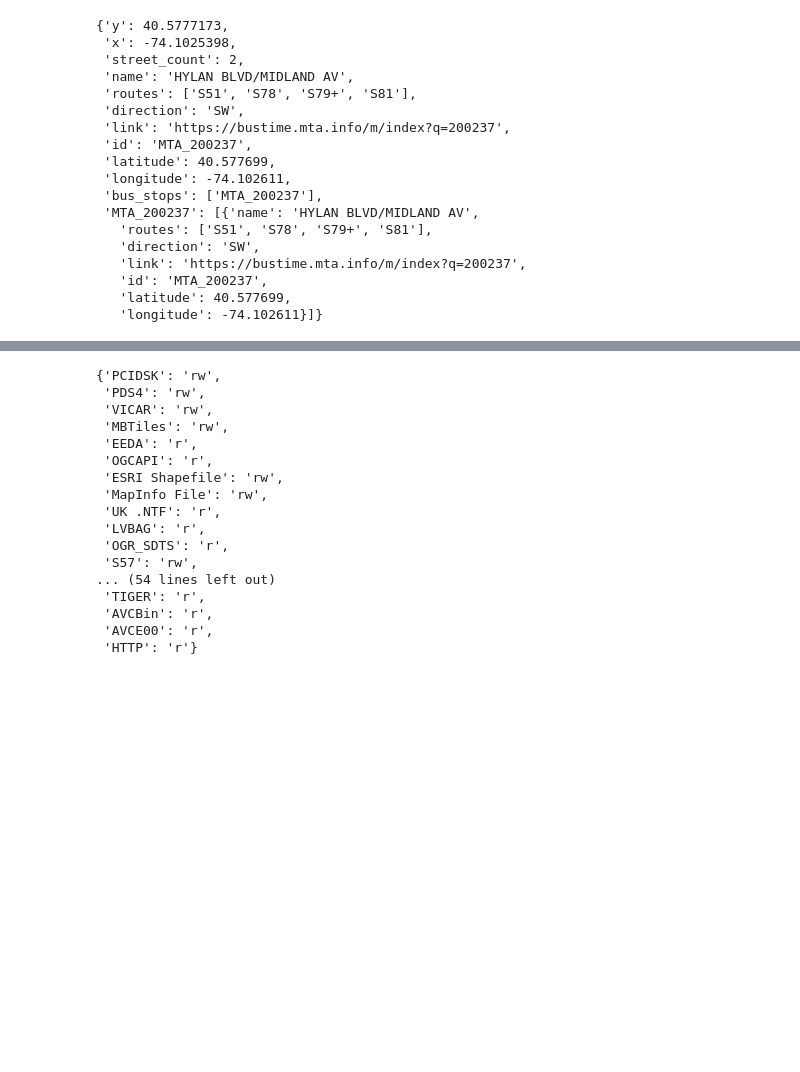
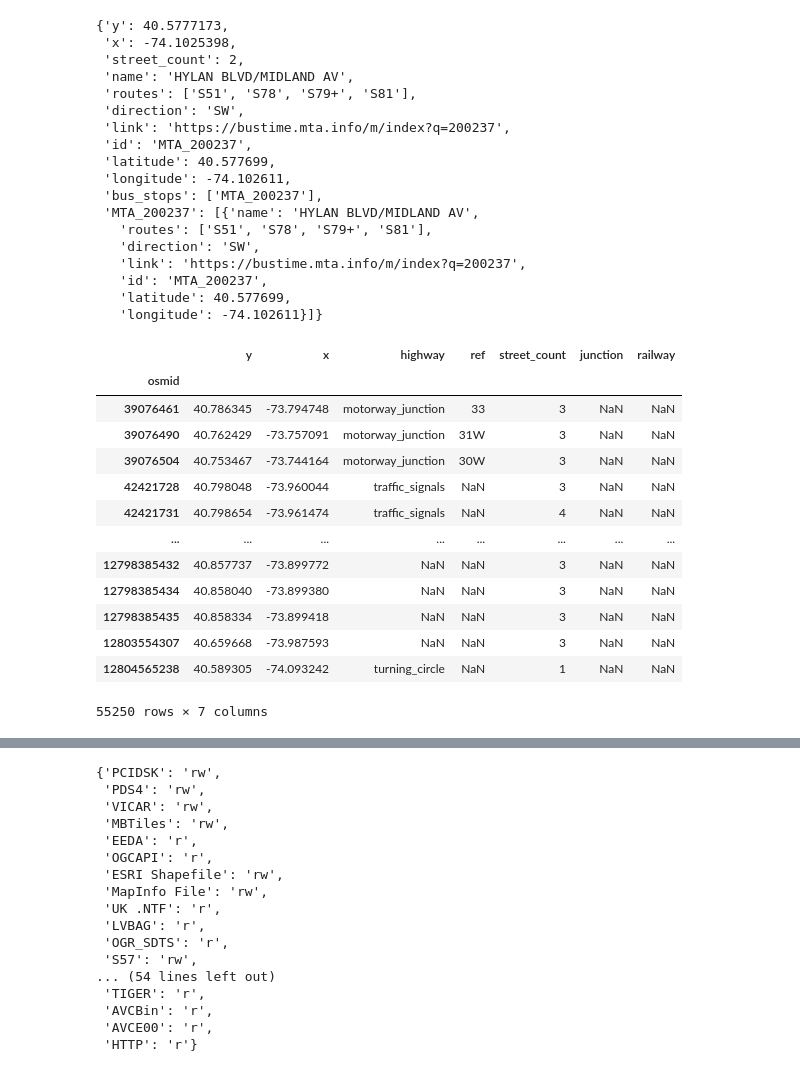
Before and after one commit to c-rothschild/PublicTransitOptimizer, a Jupyter notebook: map2graph/openkml.ipynb, the cells around one changed output, grey strips where cells are left out. Drawn from its saved outputs; the diff is of its cells as text; code cells hidden in the pictures; blank space fills up the shorter version.

```diff
--- a/map2graph/openkml.ipynb
+++ b/map2graph/openkml.ipynb
@@ -289,4 +289,20 @@ G = ox.graph.graph_from_place(place, network_type="drive")
 Gp = ox.projection.project_graph(G)
 # %%
 NY_gdf_nodes, NY_gdf_edges = ox.convert.graph_to_gdfs(G)
+NY_gdf_nodes.drop('geometry', axis=1)
+# %% [output]
+|  | y | x | highway | ref | street_count | junction | railway |
+| osmid |  |  |  |  |  |  |  |
+| 39076461 | 40.786345 | -73.794748 | motorway_junction | 33 | 3 | NaN | NaN |
+| 39076490 | 40.762429 | -73.757091 | motorway_junction | 31W | 3 | NaN | NaN |
+| 39076504 | 40.753467 | -73.744164 | motorway_junction | 30W | 3 | NaN | NaN |
+| 42421728 | 40.798048 | -73.960044 | traffic_signals | NaN | 3 | NaN | NaN |
+| 42421731 | 40.798654 | -73.961474 | traffic_signals | NaN | 4 | NaN | NaN |
+| ... | ... | ... | ... | ... | ... | ... | ... |
+| 12798385432 | 40.857737 | -73.899772 | NaN | NaN | 3 | NaN | NaN |
+| 12798385434 | 40.858040 | -73.899380 | NaN | NaN | 3 | NaN | NaN |
+| 12798385435 | 40.858334 | -73.899418 | NaN | NaN | 3 | NaN | NaN |
+| 12803554307 | 40.659668 | -73.987593 | NaN | NaN | 3 | NaN | NaN |
+| 12804565238 | 40.589305 | -74.093242 | turning_circle | NaN | 1 | NaN | NaN |
+55250 rows × 7 columns
 # %%
```
Also changed, not shown: parts of 17 cells of this notebook, 9 other files.
